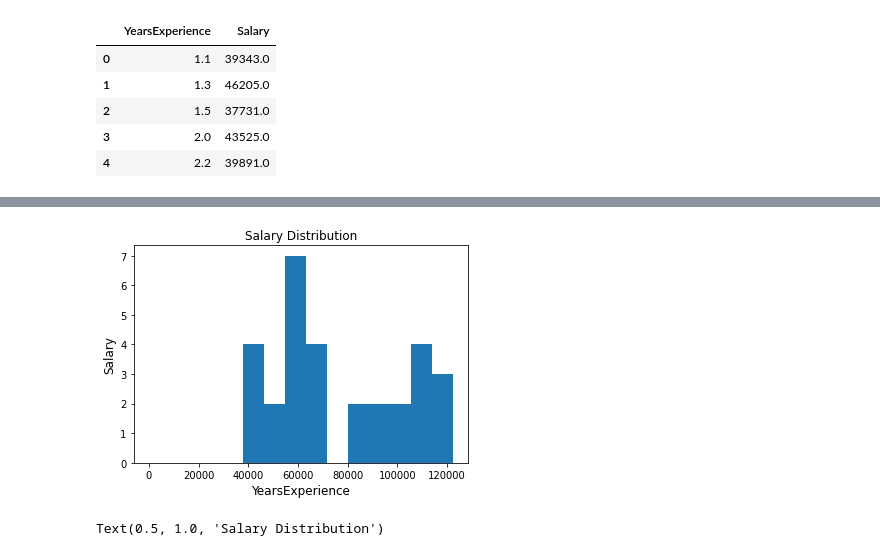
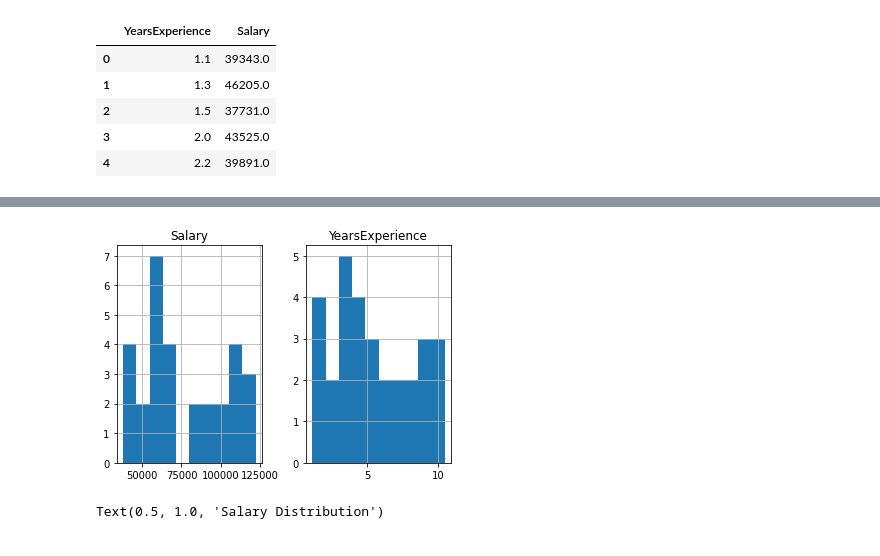
Before and after one commit to hiteshpujari/Machine-Learning-, a Jupyter notebook: Linear1.ipynb, the cells around one changed output, grey strips where cells are left out. Saved outputs shown, nothing was run; the diff lists cells and outputs as text; code cells hidden in the pictures.

```diff
--- a/Linear1.ipynb
+++ b/Linear1.ipynb
@@ -51,12 +71,12 @@ df.head()
 # %%
-y=(df.Salary).plot.hist()
-x=(df.YearsExperience).plot.hist()
-plt.xlabel('YearsExperience', fontsize=12)
-plt.ylabel('Salary', fontsize=12)
-plt.title('Salary Distribution', fontsize=12)
+df.hist()
+#x=(df.YearsExperience).plot.hist()
+#plt.xlabel('YearsExperience', fontsize=12)
+#plt.ylabel('Salary', fontsize=12)
+#plt.title('Salary Distribution', fontsize=12)
 plt.show()
 # %% [output]
-[figure, old version]
+[figure, new version]
 # %%
 plt.scatter(df.YearsExperience,df.Salary,color='red')
 plt.xlabel('YearsExperience', fontsize=12)
```
Also changed, not shown: parts of 9 cells of this notebook.
